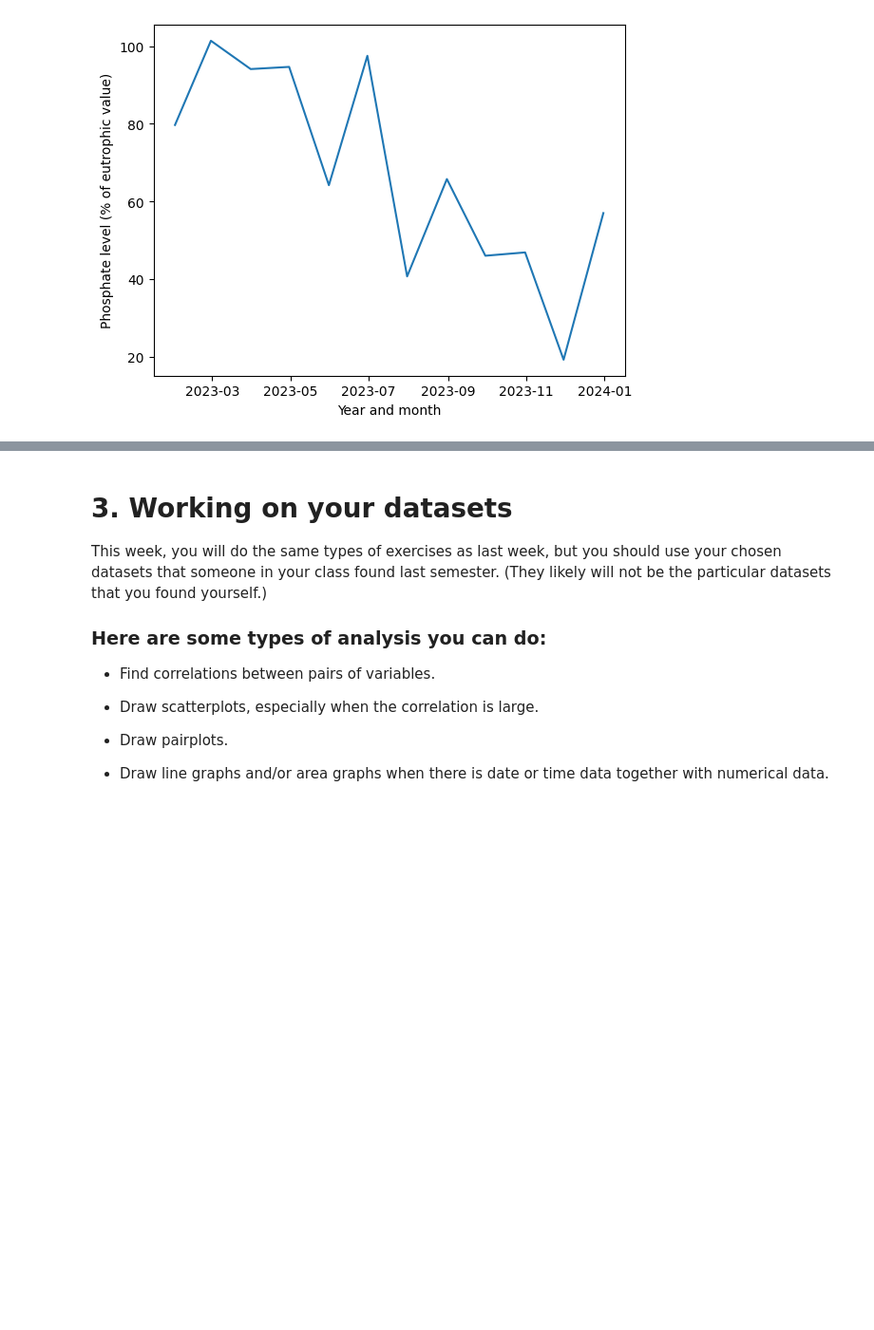
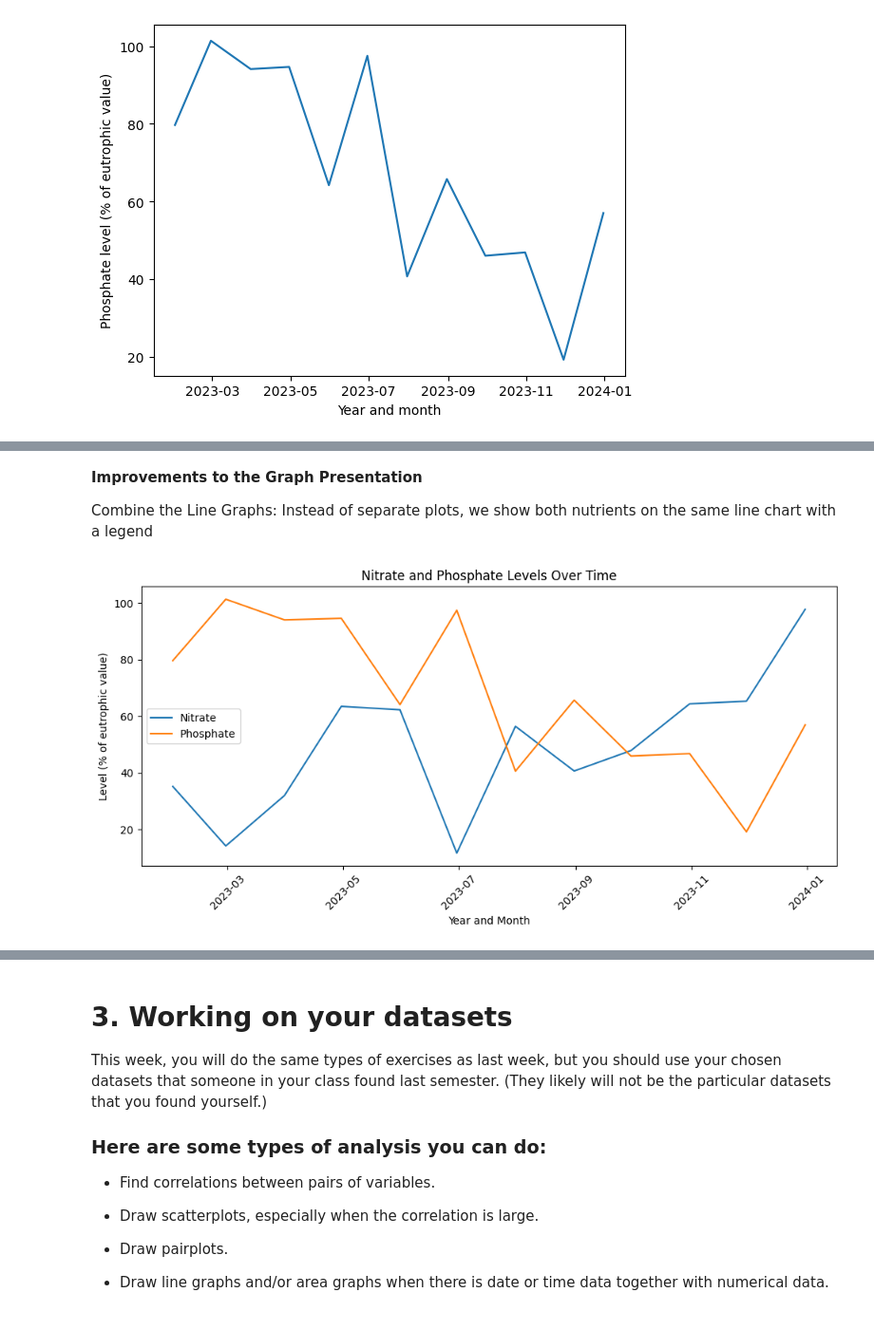
Before and after one commit to jasser-dh/Module-B-semester-2, a Jupyter notebook: OMDS-ModB2-Week6-Dhaouadi-Jasser.ipynb, the cells around one changed output, grey strips where cells are left out. Shown at 95% size. Cells and saved outputs as stored; diff of their text form; code cells hidden in the pictures; blank space fills up the shorter version.

```diff
--- a/OMDS-ModB2-Week6-Dhaouadi-Jasser.ipynb
+++ b/OMDS-ModB2-Week6-Dhaouadi-Jasser.ipynb
@@ -49,0 +103,18 @@ df.plot.area()
+# %% [markdown]
+**Improvements to the Graph Presentation**
+
+
+Combine the Line Graphs: Instead of separate plots, we show both nutrients on the same line chart with a legend
+# %%
+plt.figure(figsize=(10,5))
+sns.lineplot(x=datearray, y=time_series, label="Nitrate")
+sns.lineplot(x=datearray, y=time_series_2, label="Phosphate")
+
+plt.xlabel("Year and Month")
+plt.ylabel("Level (% of eutrophic value)")
+plt.title("Nitrate and Phosphate Levels Over Time")
+plt.legend()
+plt.xticks(rotation=45)
+plt.tight_layout()
+# %% [output]
+[figure, added]
```
Also changed, not shown: parts of 12 cells of this notebook, 1 other file.
